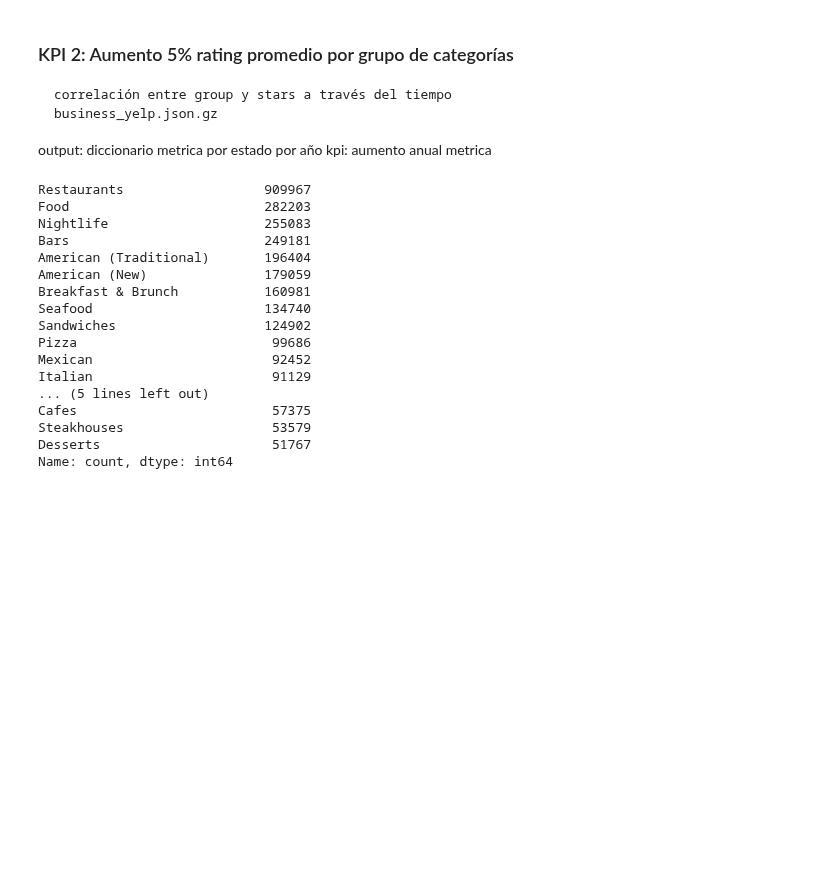
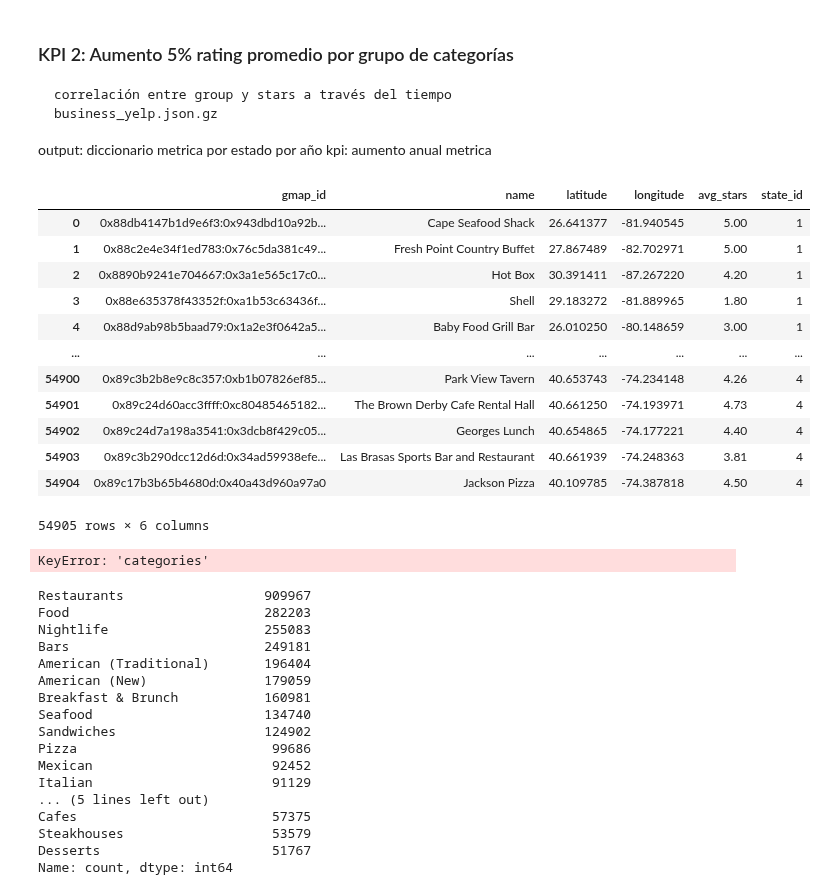
Before and after one commit to Paniceres/GP_Henry, a Jupyter notebook: etl-eda/eda_kpi.ipynb, the cells around one changed output. Drawn from its saved outputs; the diff is of its cells as text; code cells hidden in the pictures; blank space fills up the shorter version.

```diff
--- a/etl-eda/eda_kpi.ipynb
+++ b/etl-eda/eda_kpi.ipynb
@@ -166,4 +166,31 @@ top_20_categories = category_counts.nlargest(20)
 #1.20s
+# %%
+df_bg
+# %% [output]
+|  | gmap_id | name | latitude | longitude | avg_stars | state_id |
+| 0 | 0x88db4147b1d9e6f3:0x943dbd10a92b... | Cape Seafood Shack | 26.641377 | -81.940545 | 5.00 | 1 |
+| 1 | 0x88c2e4e34f1ed783:0x76c5da381c49... | Fresh Point Country Buffet | 27.867489 | -82.702971 | 5.00 | 1 |
+| 2 | 0x8890b9241e704667:0x3a1e565c17c0... | Hot Box | 30.391411 | -87.267220 | 4.20 | 1 |
+| 3 | 0x88e635378f43352f:0xa1b53c63436f... | Shell | 29.183272 | -81.889965 | 1.80 | 1 |
+| 4 | 0x88d9ab98b5baad79:0x1a2e3f0642a5... | Baby Food Grill Bar | 26.010250 | -80.148659 | 3.00 | 1 |
+| ... | ... | ... | ... | ... | ... | ... |
+| 54900 | 0x89c3b2b8e9c8c357:0xb1b07826ef85... | Park View Tavern | 40.653743 | -74.234148 | 4.26 | 4 |
+| 54901 | 0x89c24d60acc3ffff:0xc80485465182... | The Brown Derby Cafe Rental Hall | 40.661250 | -74.193971 | 4.73 | 4 |
+| 54902 | 0x89c24d7a198a3541:0x3dcb8f429c05... | Georges Lunch | 40.654865 | -74.177221 | 4.40 | 4 |
+| 54903 | 0x89c3b290dcc12d6d:0x34ad59938efe... | Las Brasas Sports Bar and Restaurant | 40.661939 | -74.248363 | 3.81 | 4 |
+| 54904 | 0x89c17b3b65b4680d:0x40a43d960a97a0 | Jackson Pizza | 40.109785 | -74.387818 | 4.50 | 4 |
+54905 rows × 6 columns
+# %%
+# Merge
+merged_google = df_rg.merge(df_bg, on='gmap_id', how='inner')
+
+# contamos categorias
+category_counts_google = merged_google['categories'].apply(pd.Series).stack().value_counts()
+
+# nos quedamos con las 20 más comunes
+top_20_categories_google = category_counts_google.nlargest(20)
+# %% [output]
+KeyError: 'categories'
 # %%
 top_20_categories
 # %% [output]
```
Also changed, not shown: parts of 1 cell of this notebook, 1 other file.
